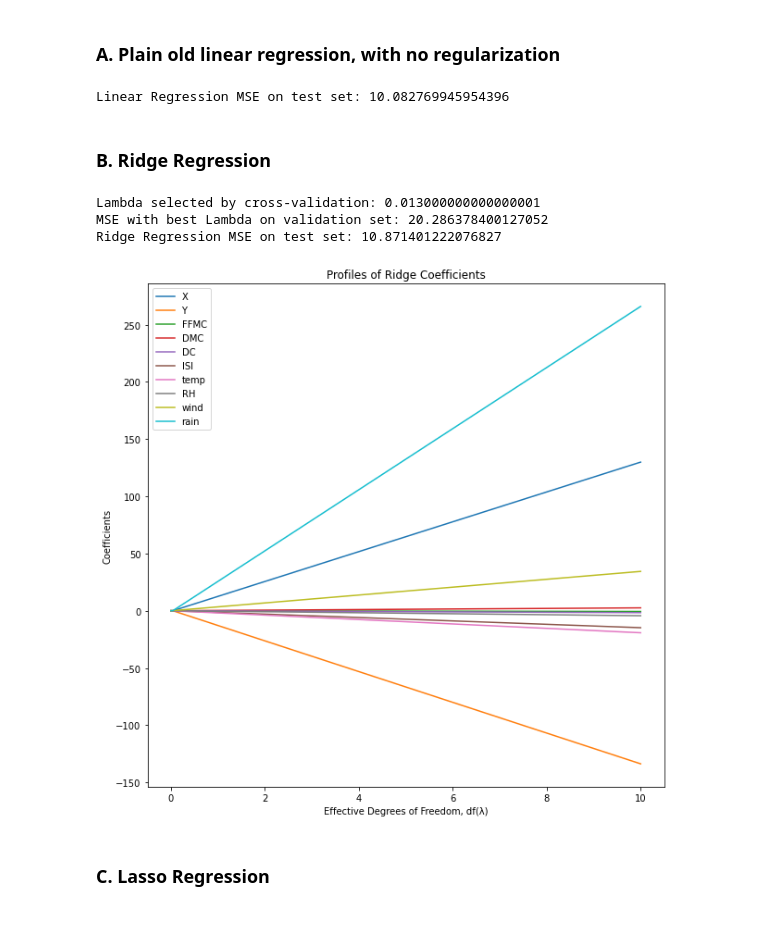
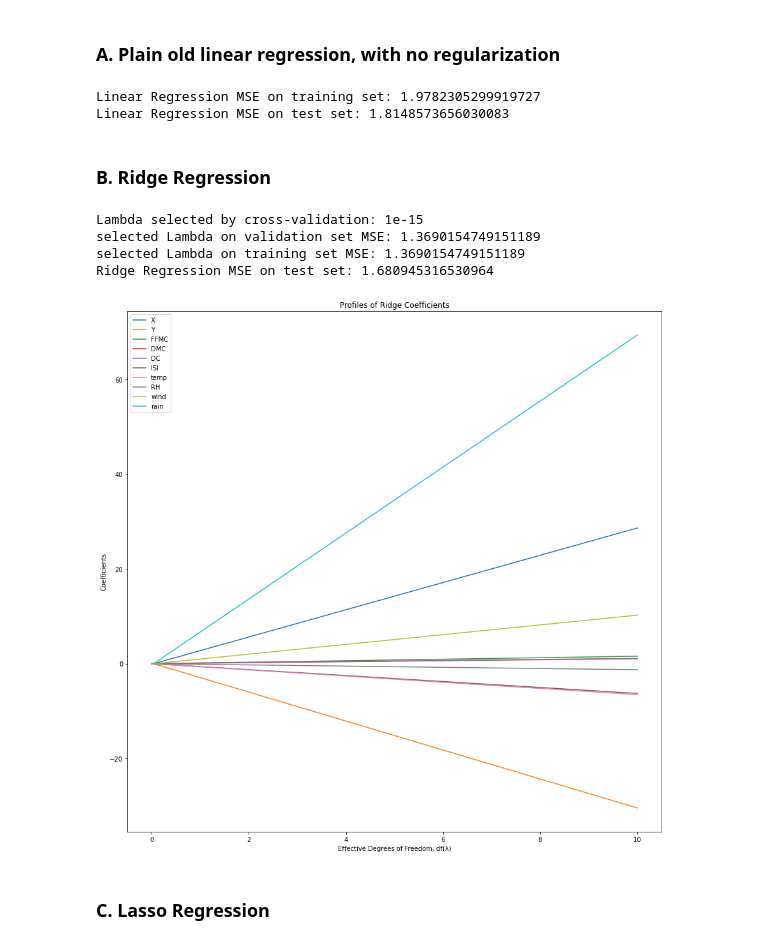
Before and after one commit to nsubbaian/FrequentistML, a Jupyter notebook: Project1/FMLAssignment_1.ipynb, the cells around one changed output. Saved outputs shown, nothing was run; the diff lists cells and outputs as text; code cells hidden in the pictures.

```diff
--- a/Project1/FMLAssignment_1.ipynb
+++ b/Project1/FMLAssignment_1.ipynb
@@ -49,40 +50,43 @@ Length of test: 52
 # %% [markdown]
 ### A. Plain old linear regression, with no regularization
 # %%
-linTrain_X, linTrain_Y = training.iloc[:, :10], np.log(training.iloc[:, 10]+.01)
-linTest_X, linTest_Y = test.iloc[:, :10], np.log(test.iloc[:,10]+.01)
+linTrain_X, linTrain_Y = training.iloc[:, :10], np.log(training.iloc[:, 10]+1)
+linTest_X, linTest_Y = test.iloc[:, :10], np.log(test.iloc[:,10]+1)
 
 #  Using eq 3.6 to find the betas
 beta_hat = np.linalg.inv(linTrain_X.T.dot(linTrain_X)).dot(linTrain_X.T).dot(linTrain_Y)
 
 y_hat = linTest_X.dot(beta_hat)
 
+# mean squared error on training dataset
+y_hat_training = linTrain_X.dot(beta_hat)
+linTrainMSE = np.square(np.subtract(linTrain_Y,y_hat_training)).mean()
+print("Linear Regression MSE on training set:", linTrainMSE)
+
 # mean squared error on the test dataset
-MSE = np.square(np.subtract(linTest_Y,y_hat)).mean()
-print("Linear Regression MSE on test set:", MSE)
+linTestMSE = np.square(np.subtract(linTest_Y,y_hat)).mean()
+print("Linear Regression MSE on test set:", linTestMSE)
 # display(pd.concat([linTest_Y, y_hat, np.subtract(linTest_Y,y_hat)], axis=1))
 # %% [output]
-Linear Regression MSE on test set: 10.082769945954396
+Linear Regression MSE on training set: 1.9782305299919727
+Linear Regression MSE on test set: 1.8148573656030083
 # %% [markdown]
 ### B. Ridge Regression
 # %%
-RidgeTrain_X, RidgeTrain_Y = training.iloc[:, :10], np.log(training.iloc[:, 10]+.001)
-RidgeVal_X, RidgeVal_Y = validation.iloc[:, :10], np.log(validation.iloc[:, 10]+.001)
-RidgeTest_X, RidgeTest_Y = test.iloc[:, :10], np.log(test.iloc[:,10]+.01)
+RidgeTrain_X, RidgeTrain_Y = training.iloc[:, :10], np.log(training.iloc[:, 10]+1)
+RidgeVal_X, RidgeVal_Y = validation.iloc[:, :10], np.log(validation.iloc[:, 10]+1)
+RidgeTest_X, RidgeTest_Y = test.iloc[:, :10], np.log(test.iloc[:,10]+1)
 identity = np.identity(RidgeTrain_X.shape[1])
 bestMSE = float('inf')
 features = list(RidgeTrain_X.columns.values)
-X = []
-Y = []
-MSE_arr = []
-bestLambda_arr = []
 
 # normalize input features, this way the penalty is equal per feature
 RidgeTrain_X = preprocessing.normalize(RidgeTrain_X)
 RidgeVal_X = preprocessing.normalize(RidgeVal_X)
 RidgeTest_X = preprocessing.normalize(RidgeTest_X)
 
-for lam in np.arange(0.00, 1, .001):
+# some lambda values reccomended from scikitlearn
+for lam in [1e-15, 1e-5, .1, 1,1e-4, 1e-2,1e-3, 1, 5, 10]:
 
   # using eq 3.44 to find the betas
   betaRidge_hat = np.linalg.inv((RidgeTrain_X.T.dot(RidgeTrain_X) + lam*(identity))).dot(RidgeTrain_X.T).dot(RidgeTrain_Y)
@@ -90,41 +94,47 @@ for lam in np.arange(0.00, 1, .001):
 
   # select the optimal value of Lambda by cross-validation using the validation dataset
   ridgeMSE = np.square(np.subtract(RidgeVal_Y,y_hat)).mean()
-  MSE_arr.append(ridgeMSE)
-  bestLambda_arr.append(lam)
+
   if (ridgeMSE < bestMSE):
     bestLambda = lam
     bestMSE = ridgeMSE
 
 print("Lambda selected by cross-validation:", bestLambda)
-print("MSE with best Lambda on validation set:", bestMSE)
+print("selected Lambda on validation set MSE:", bestMSE)
+
+betaRidge_hat = np.linalg.inv((RidgeTrain_X.T.dot(RidgeTrain_X) + bestLambda*(identity))).dot(RidgeTrain_X.T).dot(RidgeTrain_Y)
+y_hat = RidgeTrain_X.dot(betaRidge_hat)
+print("selected Lambda on training set MSE:", bestMSE)
 
 # Report the mean squared error on the test dataset, using the best lambda you found on the validation set.
 # DO NOT USE THE TEST DATASET TO CHOOSE LAMBDA.
 betaRidge_hat = np.linalg.inv((RidgeTrain_X.T.dot(RidgeTrain_X) + bestLambda*(identity))).dot(RidgeTrain_X.T).dot(RidgeTrain_Y)
 y_hat = RidgeTest_X.dot(betaRidge_hat)
 ridgeMSE = np.square(np.subtract(linTest_Y,y_hat)).mean()
 print("Ridge Regression MSE on test set:", ridgeMSE)
 
-# Coefficients plotted as a function of lambda instead of degrees of freedom
+# Ridge Coefficients plotted as a function of degrees of freedom
+X = []
+Y = []
 for lam in np.arange(0, 10000000, 10000):
   betaRidge_hat = np.linalg.inv((RidgeTrain_X.T.dot(RidgeTrain_X) + lam*(identity))).dot(RidgeTrain_X.T).dot(RidgeTrain_Y)
   dofFreedom = np.matrix(RidgeTrain_X.dot(np.linalg.inv((RidgeTrain_X.T.dot(RidgeTrain_X) + lam*(identity))).dot(RidgeTrain_X.T)))
   X.append(dofFreedom.trace()[0,0])
   Y.append(betaRidge_hat)
 
-plt.figure(figsize=(10,10))
+plt.figure(figsize=(15,15))
 for i in range(0,10):
   plt.plot(X, list(map(list, zip(*Y)))[i], label = features[i] )
 plt.legend()
 plt.title("Profiles of Ridge Coefficients")
 plt.xlabel('Effective Degrees of Freedom, df(λ)')
 plt.ylabel('Coefficients')
 plt.show()
 # %% [output]
-Lambda selected by cross-validation: 0.013000000000000001
-MSE with best Lambda on validation set: 20.286378400127052
-Ridge Regression MSE on test set: 10.871401222076827
+Lambda selected by cross-validation: 1e-15
+selected Lambda on validation set MSE: 1.3690154749151189
+selected Lambda on training set MSE: 1.3690154749151189
+Ridge Regression MSE on test set: 1.680945316530964
-[figure, old version]
+[figure, new version]
 # %% [markdown]
 ### C. Lasso Regression
```
Also changed, not shown: parts of 6 cells of this notebook.
